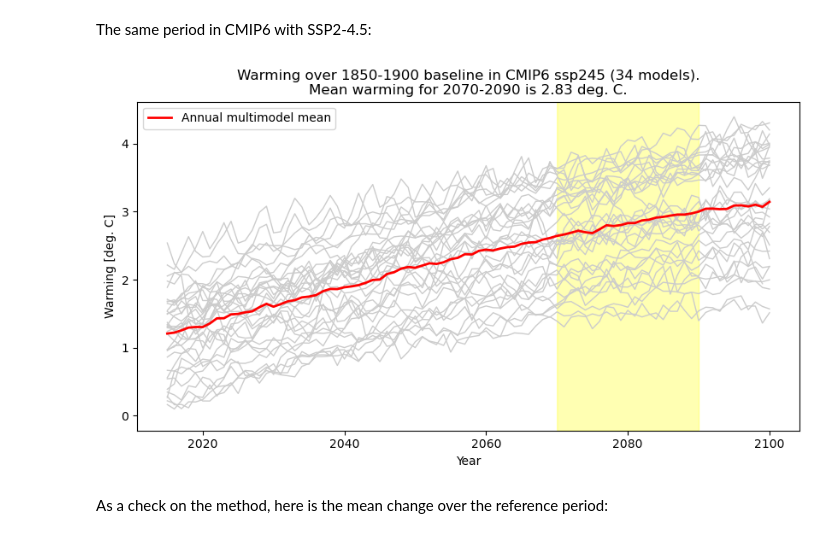
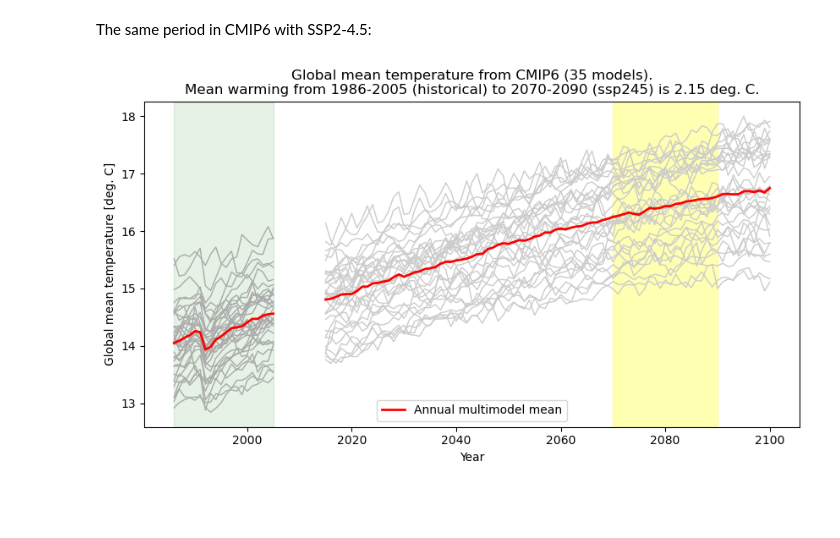
Before and after one commit to traupach/warming_levels, a Jupyter notebook: warming_levels.ipynb, the cells around one changed output. Drawn from its saved outputs; the diff is of its cells as text; code cells hidden in the pictures; blank space fills up the shorter version.

Commit message:
Updated to compare given baseline to given projection.

```diff
--- a/warming_levels.ipynb
+++ b/warming_levels.ipynb
@@ -35,8 +36,7 @@ _ = wl.warming_for_period(project='CMIP5', experiment='rcp85', year_range=[2070,
 # %% [markdown]
 The same period in CMIP6 with SSP2-4.5:
 # %%
-_ = wl.warming_for_period(project='CMIP6', experiment='ssp245', year_range=[2070, 2090])
+_ = wl.warming_amount(project='CMIP6', baseline_experiment='historical', baseline_range=[1986, 2005],
+                      future_experiment='ssp245', future_range=[2070, 2090])
 # %% [output]
-[figure, old version]
+[figure, new version]
-# %% [markdown]
-As a check on the method, here is the mean change over the reference period:
```
Also changed, not shown: parts of 7 cells of this notebook, 2 other files.
